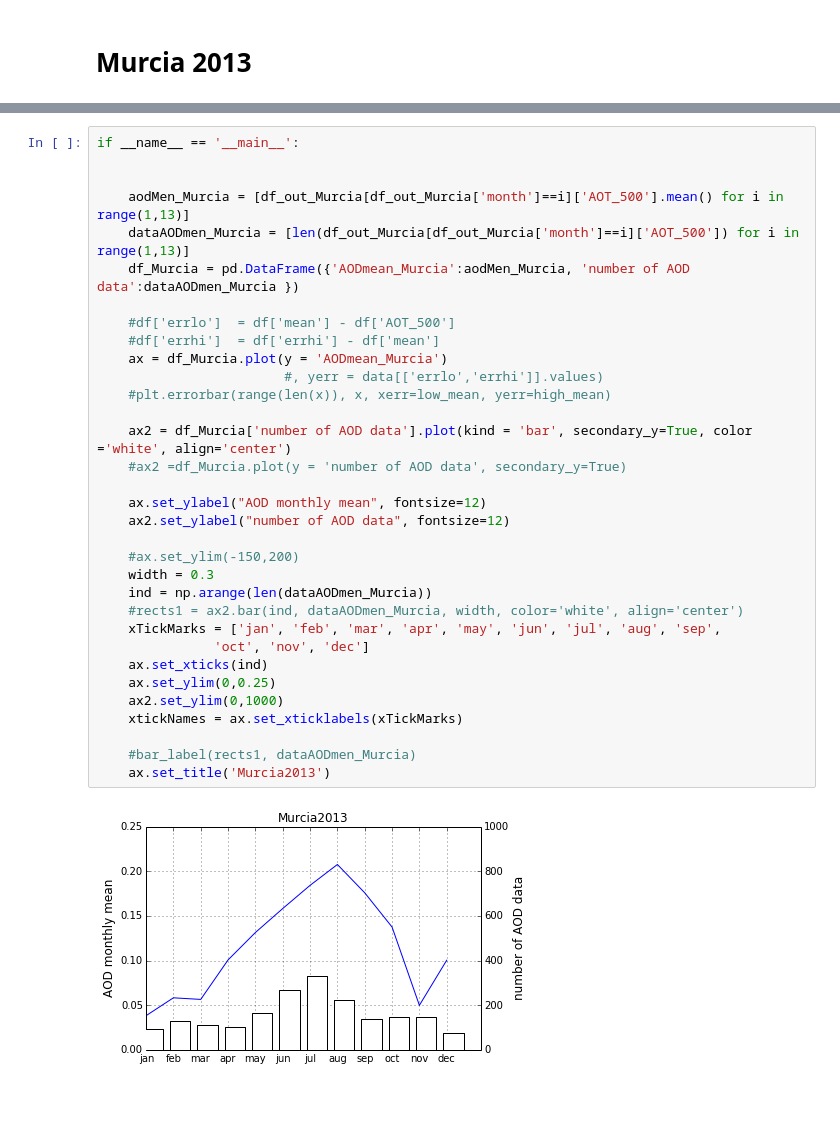
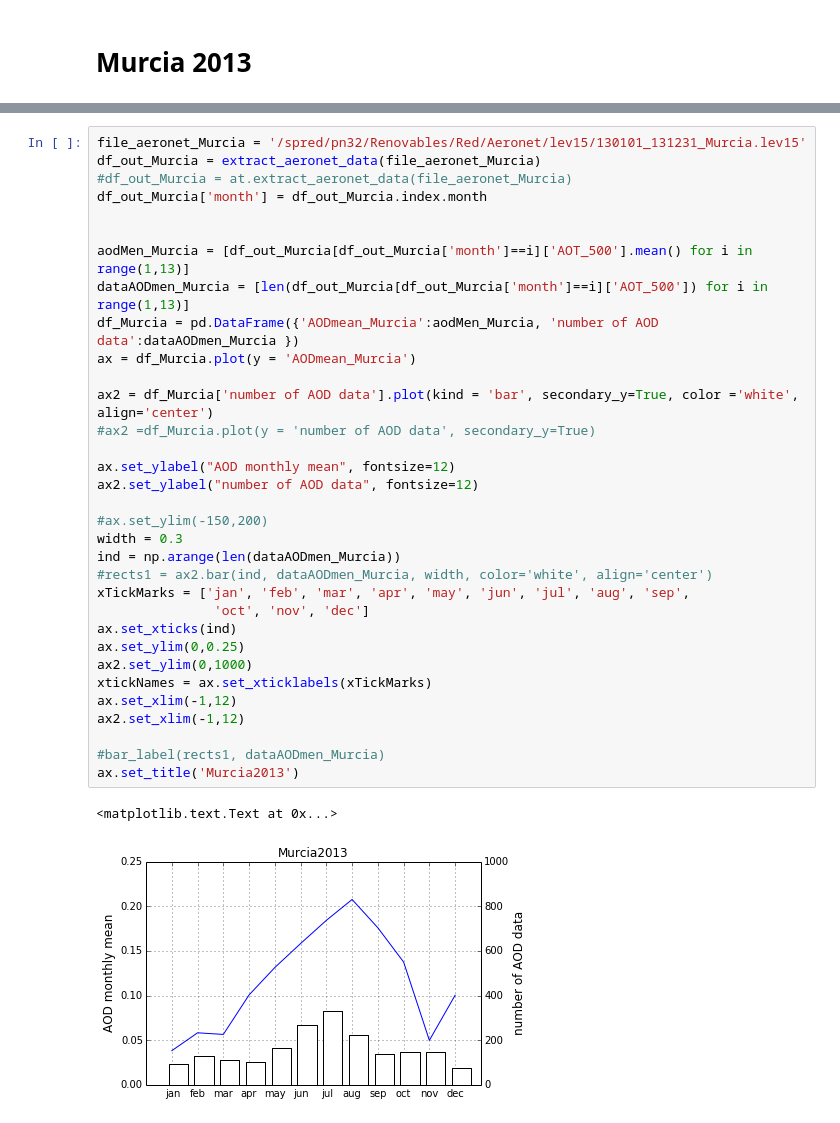
Before and after one commit to Ruben-VV/practica-python, a Jupyter notebook: iPython Notebook/aerosoles_Murcia.ipynb, the cells around one changed output, grey strips where cells are left out. Saved outputs shown, nothing was run; the diff lists cells and outputs as text.

```diff
--- a/iPython Notebook/aerosoles_Murcia.ipynb
+++ b/iPython Notebook/aerosoles_Murcia.ipynb
@@ -503,35 +141,36 @@ if __name__ == '__main__':
 # %%
-if __name__ == '__main__':
+file_aeronet_Murcia = '/spred/pn32/Renovables/Red/Aeronet/lev15/130101_131231_Murcia.lev15'
+df_out_Murcia = extract_aeronet_data(file_aeronet_Murcia)
+#df_out_Murcia = at.extract_aeronet_data(file_aeronet_Murcia)
+df_out_Murcia['month'] = df_out_Murcia.index.month
 
 
-    aodMen_Murcia = [df_out_Murcia[df_out_Murcia['month']==i]['AOT_500'].mean() for i in range(1,13)]
-    dataAODmen_Murcia = [len(df_out_Murcia[df_out_Murcia['month']==i]['AOT_500']) for i in range(1,13)]
-    df_Murcia = pd.DataFrame({'AODmean_Murcia':aodMen_Murcia, 'number of AOD data':dataAODmen_Murcia })
+aodMen_Murcia = [df_out_Murcia[df_out_Murcia['month']==i]['AOT_500'].mean() for i in range(1,13)]
+dataAODmen_Murcia = [len(df_out_Murcia[df_out_Murcia['month']==i]['AOT_500']) for i in range(1,13)]
+df_Murcia = pd.DataFrame({'AODmean_Murcia':aodMen_Murcia, 'number of AOD data':dataAODmen_Murcia })
+ax = df_Murcia.plot(y = 'AODmean_Murcia')
 
-    #df['errlo']  = df['mean'] - df['AOT_500']
-    #df['errhi']  = df['errhi'] - df['mean']
-    ax = df_Murcia.plot(y = 'AODmean_Murcia')
-                        #, yerr = data[['errlo','errhi']].values)
-    #plt.errorbar(range(len(x)), x, xerr=low_mean, yerr=high_mean)
+ax2 = df_Murcia['number of AOD data'].plot(kind = 'bar', secondary_y=True, color ='white', align='center')
+#ax2 =df_Murcia.plot(y = 'number of AOD data', secondary_y=True)
 
-    ax2 = df_Murcia['number of AOD data'].plot(kind = 'bar', secondary_y=True, color ='white', align='center')
-    #ax2 =df_Murcia.plot(y = 'number of AOD data', secondary_y=True)
+ax.set_ylabel("AOD monthly mean", fontsize=12)
+ax2.set_ylabel("number of AOD data", fontsize=12)
 
-    ax.set_ylabel("AOD monthly mean", fontsize=12)
-    ax2.set_ylabel("number of AOD data", fontsize=12)
+#ax.set_ylim(-150,200)
+width = 0.3
+ind = np.arange(len(dataAODmen_Murcia))
+#rects1 = ax2.bar(ind, dataAODmen_Murcia, width, color='white', align='center')
+xTickMarks = ['jan', 'feb', 'mar', 'apr', 'may', 'jun', 'jul', 'aug', 'sep',
+               'oct', 'nov', 'dec']
+ax.set_xticks(ind)
+ax.set_ylim(0,0.25)
+ax2.set_ylim(0,1000)
+xtickNames = ax.set_xticklabels(xTickMarks)
+ax.set_xlim(-1,12)
+ax2.set_xlim(-1,12)
 
-    #ax.set_ylim(-150,200)
-    width = 0.3
-    ind = np.arange(len(dataAODmen_Murcia))
-    #rects1 = ax2.bar(ind, dataAODmen_Murcia, width, color='white', align='center')
-    xTickMarks = ['jan', 'feb', 'mar', 'apr', 'may', 'jun', 'jul', 'aug', 'sep',
-               'oct', 'nov', 'dec']
-    ax.set_xticks(ind)
-    ax.set_ylim(0,0.25)
-    ax2.set_ylim(0,1000)
-    xtickNames = ax.set_xticklabels(xTickMarks)
-
-    #bar_label(rects1, dataAODmen_Murcia)
-    ax.set_title('Murcia2013')
+#bar_label(rects1, dataAODmen_Murcia)
+ax.set_title('Murcia2013')
 # %% [output]
+<matplotlib.text.Text at 0x...>
-[figure, old version]
+[figure, new version]
```
Also changed, not shown: parts of 22 cells of this notebook, 9 other files.
